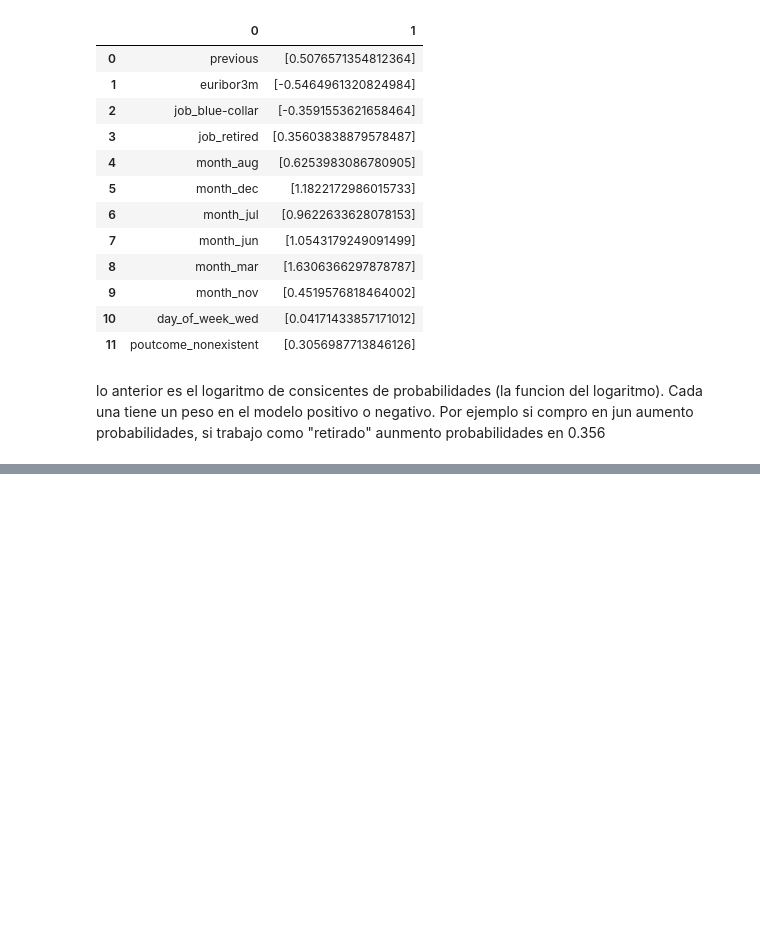
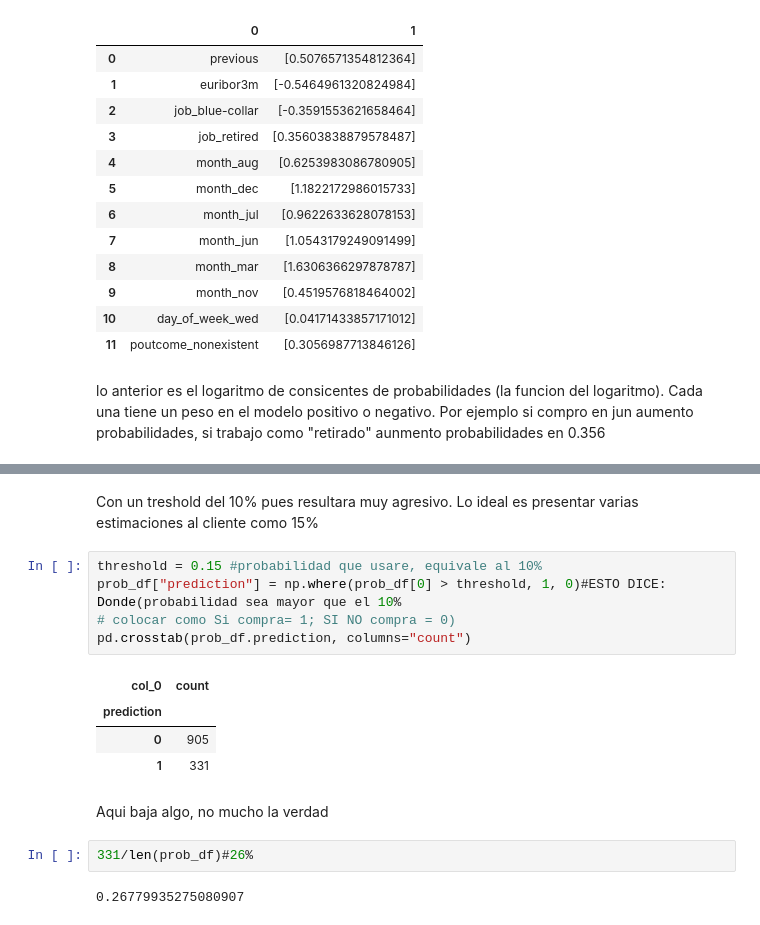
Before and after one commit to Karenahv/python-ml-curso, a Jupyter notebook: notebooks/T5 - 3 - Logistic Regression - Implementación con Python.ipynb, the cells around one changed output, grey strips where cells are left out. Saved outputs shown, nothing was run; the diff lists cells and outputs as text; blank space fills up the shorter version.

```diff
--- a/notebooks/T5 - 3 - Logistic Regression - Implementación con Python.ipynb
+++ b/notebooks/T5 - 3 - Logistic Regression - Implementación con Python.ipynb
@@ -534,0 +637,19 @@ Cada una tiene un peso en el modelo positivo o negativo. Por ejemplo si compro e
+# %% [markdown]
+Con un treshold del 10% pues resultara muy agresivo. Lo ideal es presentar varias estimaciones al cliente como
+15%
+# %%
+threshold = 0.15 #probabilidad que usare, equivale al 10%
+prob_df["prediction"] = np.where(prob_df[0] > threshold, 1, 0)#ESTO DICE: Donde(probabilidad sea mayor que el 10%
+# colocar como Si compra= 1; SI NO compra = 0)
+pd.crosstab(prob_df.prediction, columns="count")
+# %% [output]
+| col_0 | count |
+| prediction |  |
+| 0 | 905 |
+| 1 | 331 |
+# %% [markdown]
+Aqui baja algo, no mucho la verdad
+# %%
+331/len(prob_df)#26%
+# %% [output]
+0.26779935275080907
```
Also changed, not shown: parts of 30 cells of this notebook, 1 other file.
